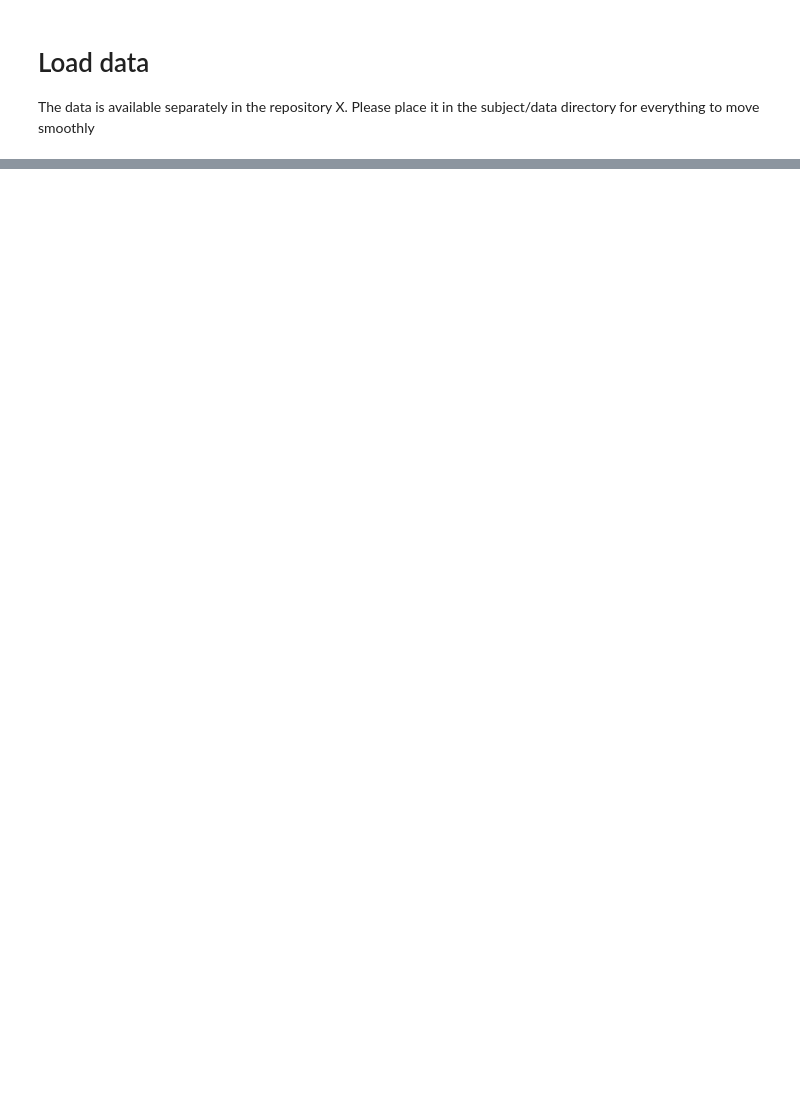
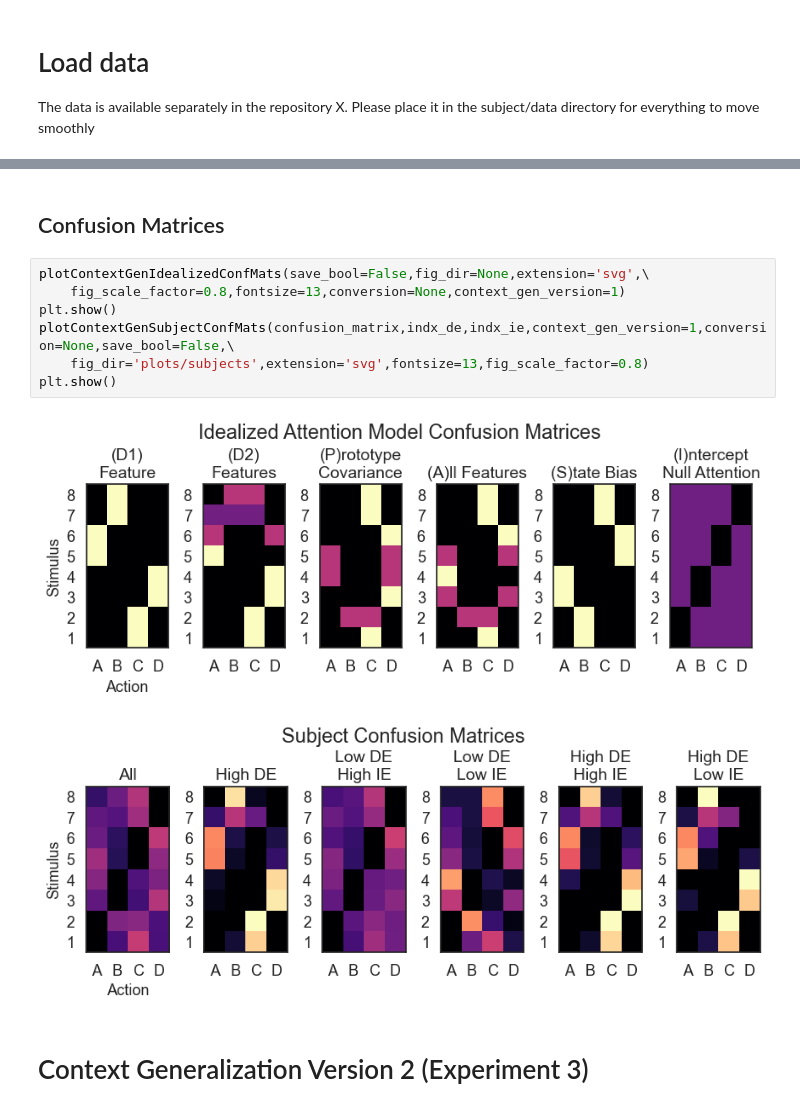
Before and after one commit to murraylab/instrumentalLatentStateLearning, a Jupyter notebook: subjects/subjectbehavioranalysis.ipynb, the cells around one changed output, grey strips where cells are left out. Saved outputs shown, nothing was run; the diff lists cells and outputs as text; blank space fills up the shorter version.

```diff
--- a/subjects/subjectbehavioranalysis.ipynb
+++ b/subjects/subjectbehavioranalysis.ipynb
@@ -107,0 +227,14 @@ performance_categorization_mat, performance_learned_mat, performance_novel_mat,
+# %% [markdown]
+## Confusion Matrices
+# %%
+plotContextGenIdealizedConfMats(save_bool=False,fig_dir=None,extension='svg',\
+    fig_scale_factor=0.8,fontsize=13,conversion=None,context_gen_version=1)
+plt.show()
+plotContextGenSubjectConfMats(confusion_matrix,indx_de,indx_ie,context_gen_version=1,conversion=None,save_bool=False,\
+    fig_dir='plots/subjects',extension='svg',fontsize=13,fig_scale_factor=0.8)
+plt.show()
+# %% [output]
+[figure, added]
+[figure, added]
+# %% [markdown]
+# Context Generalization Version 2 (Experiment 3)
```
Also changed, not shown: parts of 21 cells of this notebook, 3 other files.
